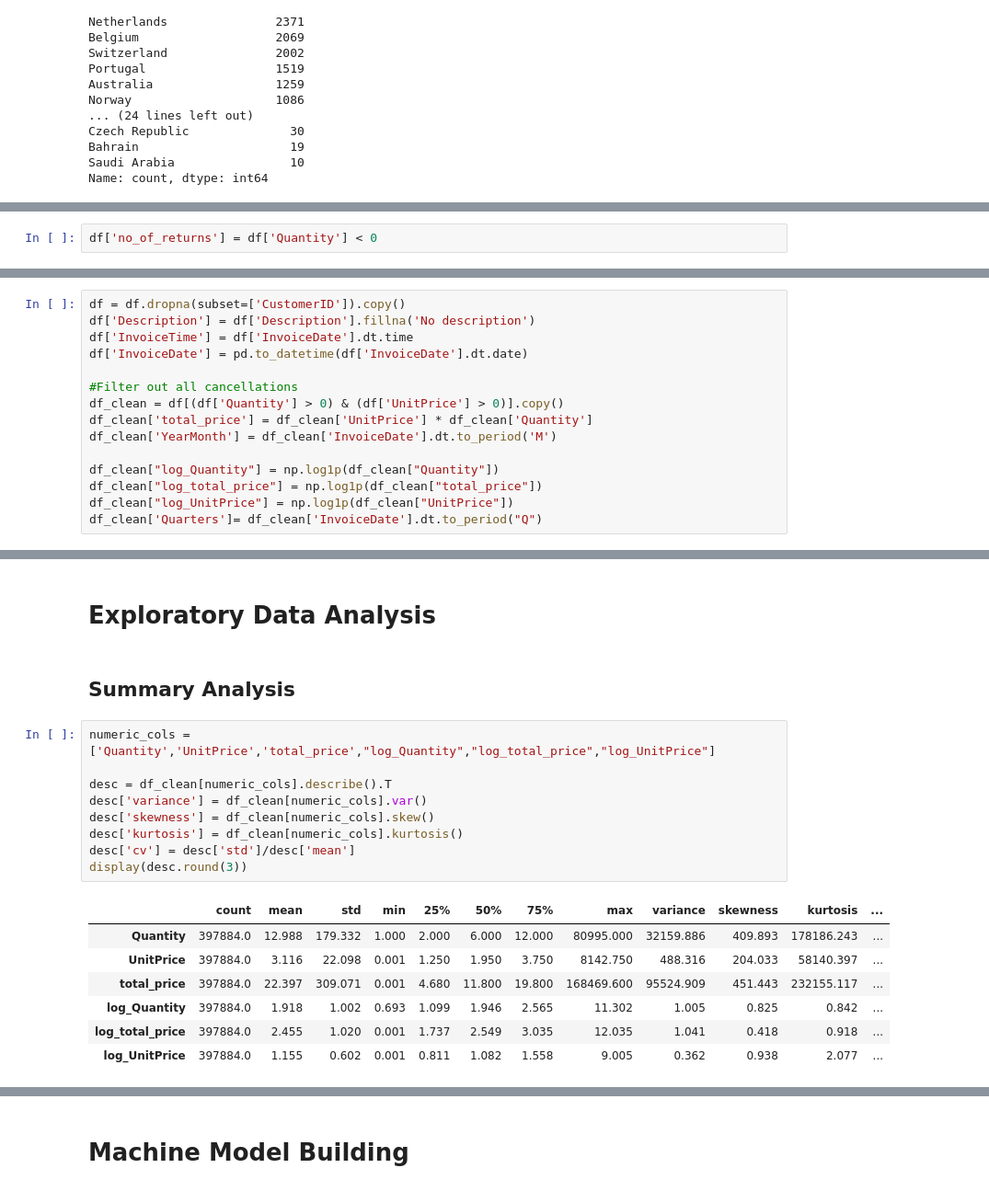
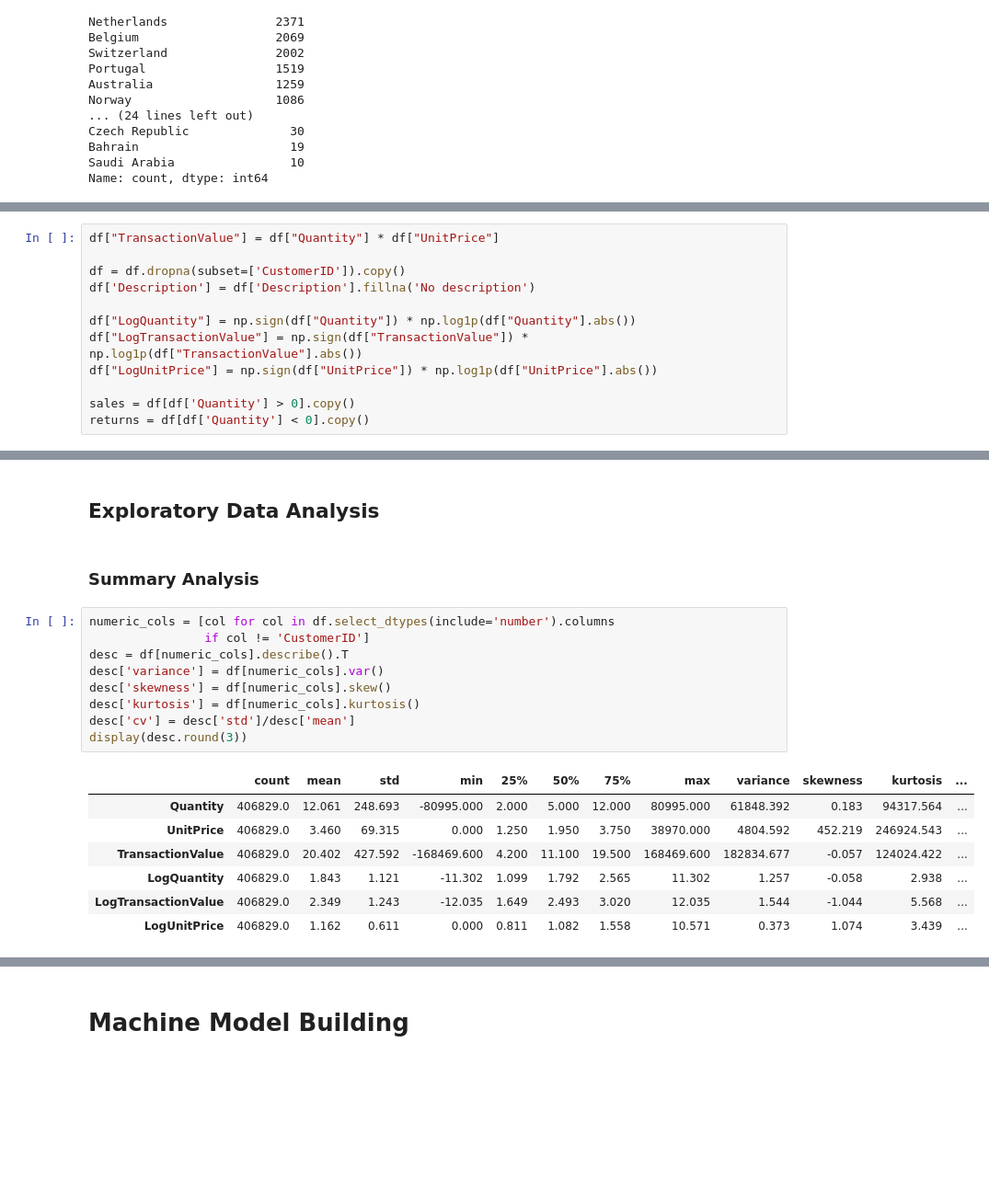
Before and after one commit to Qheerah/CustomerChurn, a Jupyter notebook: notebooks/Untitled.ipynb, the cells around one changed output, grey strips where cells are left out. Shown at 92% size. Cells and saved outputs as stored; diff of their text form; blank space fills up the shorter version.

```diff
--- a/notebooks/Untitled.ipynb
+++ b/notebooks/Untitled.ipynb
@@ -69,2 +69,12 @@ Name: count, dtype: int64
 # %%
-df['no_of_returns'] = df['Quantity'] < 0
+df["TransactionValue"] = df["Quantity"] * df["UnitPrice"]
+
+df = df.dropna(subset=['CustomerID']).copy()
+df['Description'] = df['Description'].fillna('No description')
+
+df["LogQuantity"] = np.sign(df["Quantity"]) * np.log1p(df["Quantity"].abs())
+df["LogTransactionValue"] = np.sign(df["TransactionValue"]) * np.log1p(df["TransactionValue"].abs())
+df["LogUnitPrice"] = np.sign(df["UnitPrice"]) * np.log1p(df["UnitPrice"].abs())
+
+sales = df[df['Quantity'] > 0].copy()
+returns = df[df['Quantity'] < 0].copy()
@@ -79,15 +80,0 @@ df.head(4)
-# %%
-df = df.dropna(subset=['CustomerID']).copy()
-df['Description'] = df['Description'].fillna('No description')
-df['InvoiceTime'] = df['InvoiceDate'].dt.time
-df['InvoiceDate'] = pd.to_datetime(df['InvoiceDate'].dt.date)
-
-#Filter out all cancellations
-df_clean = df[(df['Quantity'] > 0) & (df['UnitPrice'] > 0)].copy()
-df_clean['total_price'] = df_clean['UnitPrice'] * df_clean['Quantity']
-df_clean['YearMonth'] = df_clean['InvoiceDate'].dt.to_period('M')
-
-df_clean["log_Quantity"] = np.log1p(df_clean["Quantity"])
-df_clean["log_total_price"] = np.log1p(df_clean["total_price"])
-df_clean["log_UnitPrice"] = np.log1p(df_clean["UnitPrice"])
-df_clean['Quarters']= df_clean['InvoiceDate'].dt.to_period("Q")
@@ -94,21 +375,21 @@ df_clean['Quarters']= df_clean['InvoiceDate'].dt.to_period("Q")
 # %% [markdown]
-# Exploratory Data Analysis
+## Exploratory Data Analysis
 # %% [markdown]
-## Summary Analysis
+### Summary Analysis
 # %%
-numeric_cols = ['Quantity','UnitPrice','total_price',"log_Quantity","log_total_price","log_UnitPrice"]
-
-desc = df_clean[numeric_cols].describe().T
-desc['variance'] = df_clean[numeric_cols].var()
-desc['skewness'] = df_clean[numeric_cols].skew()
-desc['kurtosis'] = df_clean[numeric_cols].kurtosis()
+numeric_cols = [col for col in df.select_dtypes(include='number').columns
+                if col != 'CustomerID']
+desc = df[numeric_cols].describe().T
+desc['variance'] = df[numeric_cols].var()
+desc['skewness'] = df[numeric_cols].skew()
+desc['kurtosis'] = df[numeric_cols].kurtosis()
 desc['cv'] = desc['std']/desc['mean']
 display(desc.round(3))
 # %% [output]
 |  | count | mean | std | min | 25% | 50% | 75% | max | variance | skewness | kurtosis | ... |
-| Quantity | 397884.0 | 12.988 | 179.332 | 1.000 | 2.000 | 6.000 | 12.000 | 80995.000 | 32159.886 | 409.893 | 178186.243 | ... |
-| UnitPrice | 397884.0 | 3.116 | 22.098 | 0.001 | 1.250 | 1.950 | 3.750 | 8142.750 | 488.316 | 204.033 | 58140.397 | ... |
-| total_price | 397884.0 | 22.397 | 309.071 | 0.001 | 4.680 | 11.800 | 19.800 | 168469.600 | 95524.909 | 451.443 | 232155.117 | ... |
-| log_Quantity | 397884.0 | 1.918 | 1.002 | 0.693 | 1.099 | 1.946 | 2.565 | 11.302 | 1.005 | 0.825 | 0.842 | ... |
-| log_total_price | 397884.0 | 2.455 | 1.020 | 0.001 | 1.737 | 2.549 | 3.035 | 12.035 | 1.041 | 0.418 | 0.918 | ... |
-| log_UnitPrice | 397884.0 | 1.155 | 0.602 | 0.001 | 0.811 | 1.082 | 1.558 | 9.005 | 0.362 | 0.938 | 2.077 | ... |
+| Quantity | 406829.0 | 12.061 | 248.693 | -80995.000 | 2.000 | 5.000 | 12.000 | 80995.000 | 61848.392 | 0.183 | 94317.564 | ... |
+| UnitPrice | 406829.0 | 3.460 | 69.315 | 0.000 | 1.250 | 1.950 | 3.750 | 38970.000 | 4804.592 | 452.219 | 246924.543 | ... |
+| TransactionValue | 406829.0 | 20.402 | 427.592 | -168469.600 | 4.200 | 11.100 | 19.500 | 168469.600 | 182834.677 | -0.057 | 124024.422 | ... |
+| LogQuantity | 406829.0 | 1.843 | 1.121 | -11.302 | 1.099 | 1.792 | 2.565 | 11.302 | 1.257 | -0.058 | 2.938 | ... |
+| LogTransactionValue | 406829.0 | 2.349 | 1.243 | -12.035 | 1.649 | 2.493 | 3.020 | 12.035 | 1.544 | -1.044 | 5.568 | ... |
+| LogUnitPrice | 406829.0 | 1.162 | 0.611 | 0.000 | 0.811 | 1.082 | 1.558 | 10.571 | 0.373 | 1.074 | 3.439 | ... |
```
Also changed, not shown: parts of 37 cells of this notebook.
